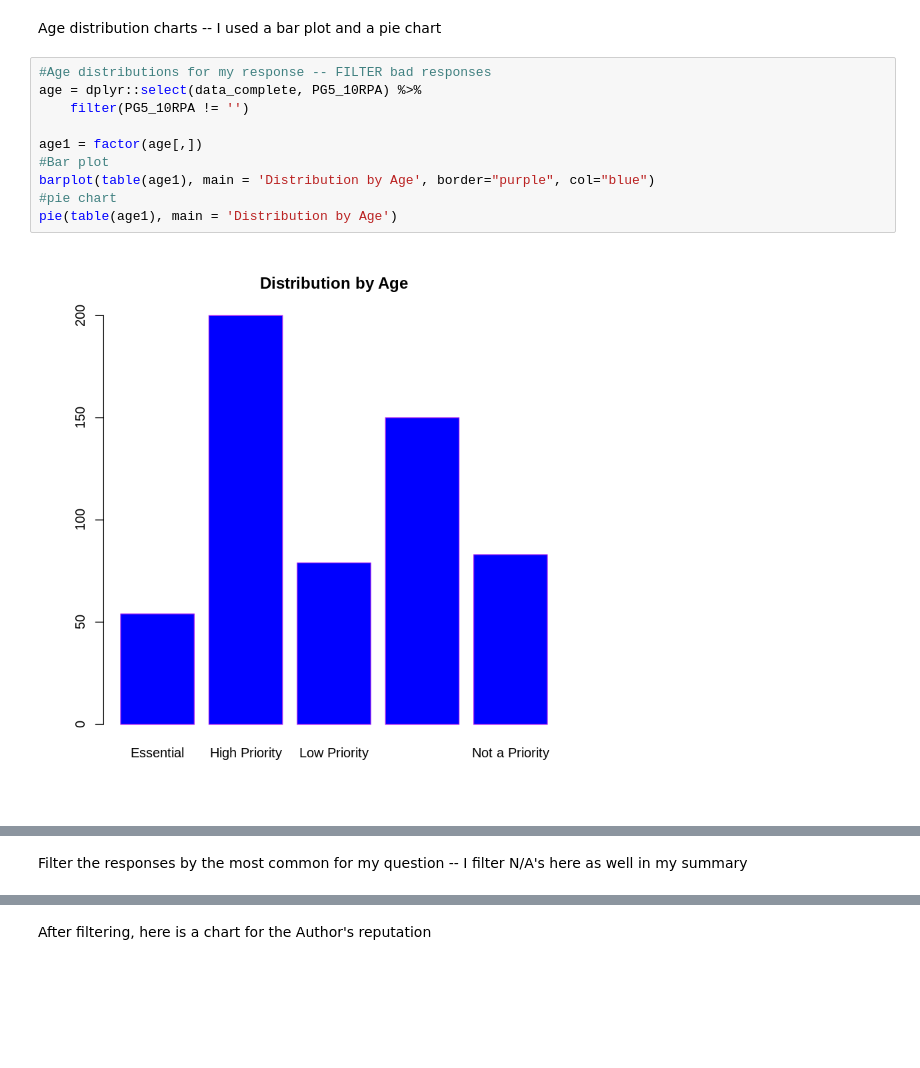
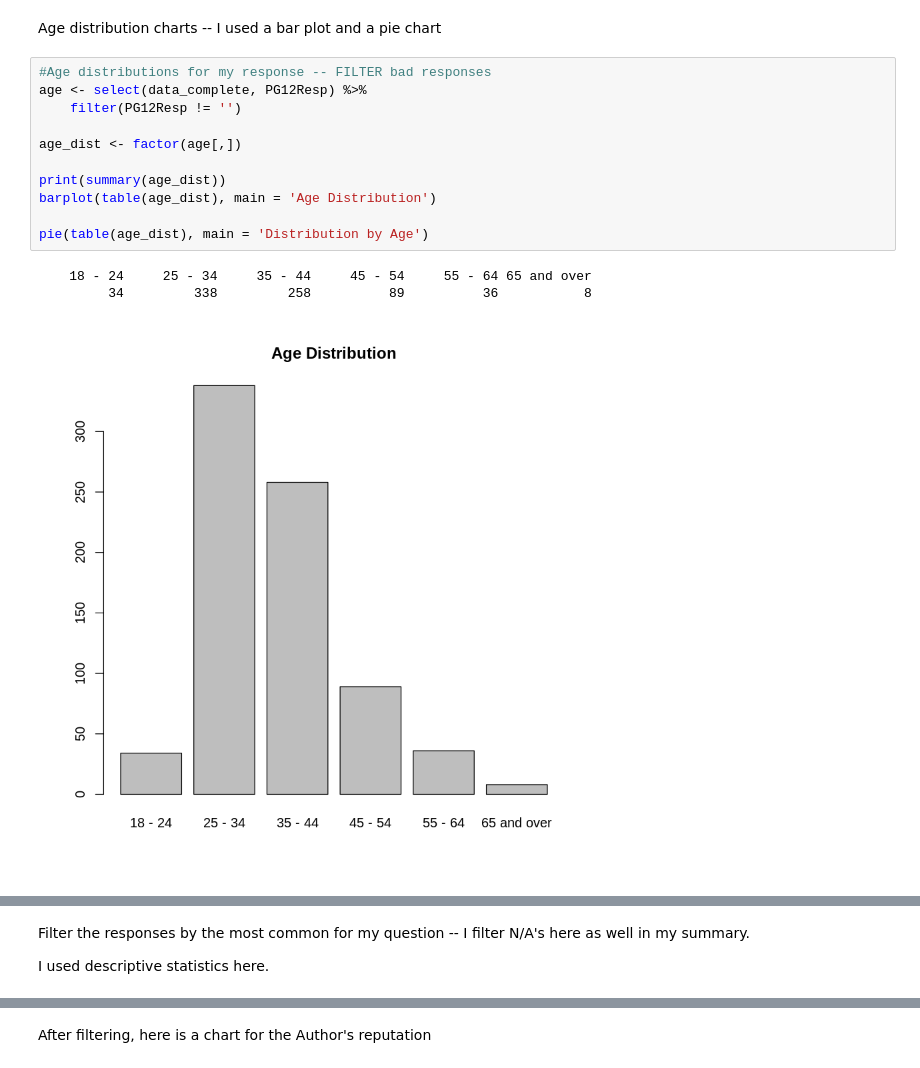
Before and after one commit to fdac18/Miniproject3, a Jupyter notebook: ssteinb2.ipynb, the cells around one changed output, grey strips where cells are left out. Drawn from its saved outputs; the diff is of its cells as text; blank space fills up the shorter version.

```diff
--- a/ssteinb2.ipynb
+++ b/ssteinb2.ipynb
@@ -189,13 +172,16 @@ print(summary(crit_responses))
 Age distribution charts -- I used a bar plot and a pie chart
 # %%
 #Age distributions for my response -- FILTER bad responses
-age = dplyr::select(data_complete, PG5_10RPA) %>%
-    filter(PG5_10RPA != '')
+age <- select(data_complete, PG12Resp) %>%
+    filter(PG12Resp != '')
 
-age1 = factor(age[,])
-#Bar plot
-barplot(table(age1), main = 'Distribution by Age', border="purple", col="blue")
-#pie chart
-pie(table(age1), main = 'Distribution by Age')
+age_dist <- factor(age[,])
+
+print(summary(age_dist))
+barplot(table(age_dist), main = 'Age Distribution')
+
+pie(table(age_dist), main = 'Distribution by Age')
 # %% [output]
+    18 - 24     25 - 34     35 - 44     45 - 54     55 - 64 65 and over
+         34         338         258          89          36           8
-[figure, old version]
+[figure, new version]
@@ -203,4 +189,6 @@ pie(table(age1), main = 'Distribution by Age')
 # %% [markdown]
-Filter the responses by the most common for my question -- I filter N/A's here as well in my summary
+Filter the responses by the most common for my question -- I filter N/A's here as well in my summary.
+
+I used descriptive statistics here.
 # %%
 set1 = c('Device' ,'Start','End','PG0Dis','PG0Shown','PG0Submit','PG1PsnUse','PG1Trn',
```
Also changed, not shown: parts of 9 cells of this notebook.
